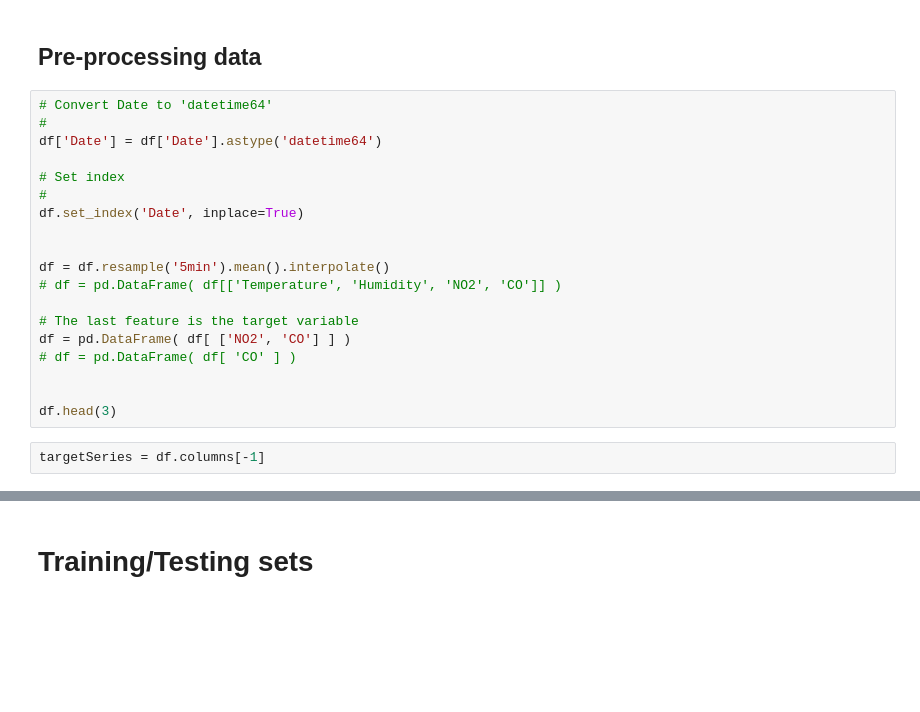
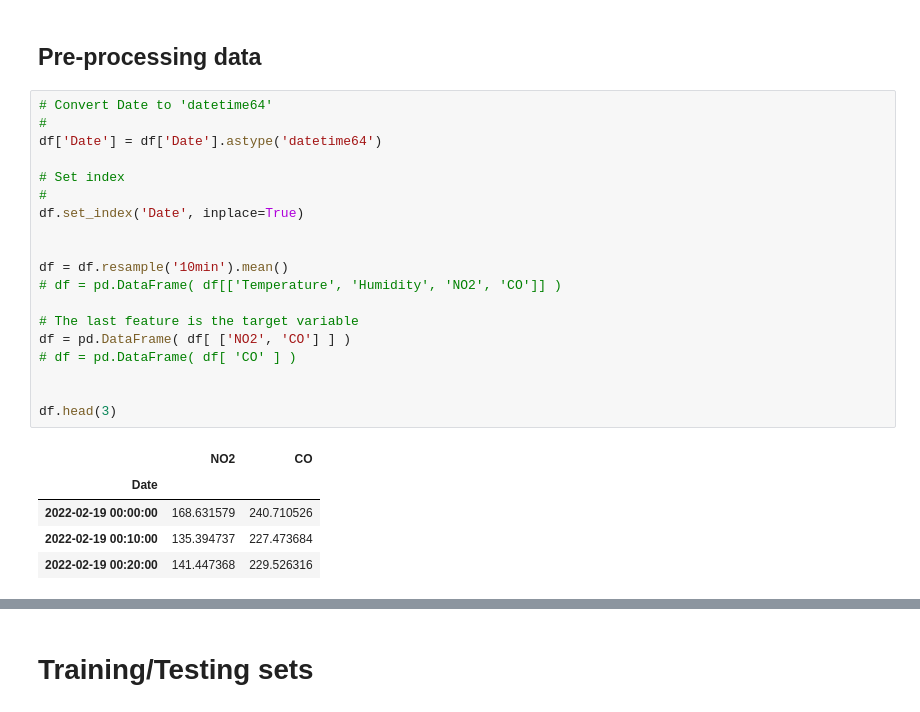
Before and after one commit to ilivieris/Dig_IT-Air-Quality, a Jupyter notebook: CO/04. Hyperparameter optimization (Hybrid).ipynb, the cells around one changed output, grey strips where cells are left out. Cells and saved outputs as stored; diff of their text form; blank space fills up the shorter version.

```diff
--- a/CO/04. Hyperparameter optimization (Hybrid).ipynb
+++ b/CO/04. Hyperparameter optimization (Hybrid).ipynb
@@ -164,21 +173,25 @@ df.head(3)
 # %%
 # Convert Date to 'datetime64'
 #
 df['Date'] = df['Date'].astype('datetime64')
 
 # Set index
 #
 df.set_index('Date', inplace=True)
 
 
-df = df.resample('5min').mean().interpolate()
+df = df.resample('10min').mean()
 # df = pd.DataFrame( df[['Temperature', 'Humidity', 'NO2', 'CO']] )
 
 # The last feature is the target variable
 df = pd.DataFrame( df[ ['NO2', 'CO'] ] )
 # df = pd.DataFrame( df[ 'CO' ] )
 
 
 df.head(3)
+# %% [output]
+|  | NO2 | CO |
+| Date |  |  |
+| 2022-02-19 00:00:00 | 168.631579 | 240.710526 |
+| 2022-02-19 00:10:00 | 135.394737 | 227.473684 |
+| 2022-02-19 00:20:00 | 141.447368 | 229.526316 |
-# %%
-targetSeries = df.columns[-1]
```
Also changed, not shown: parts of 11 cells of this notebook, 53 other files.
